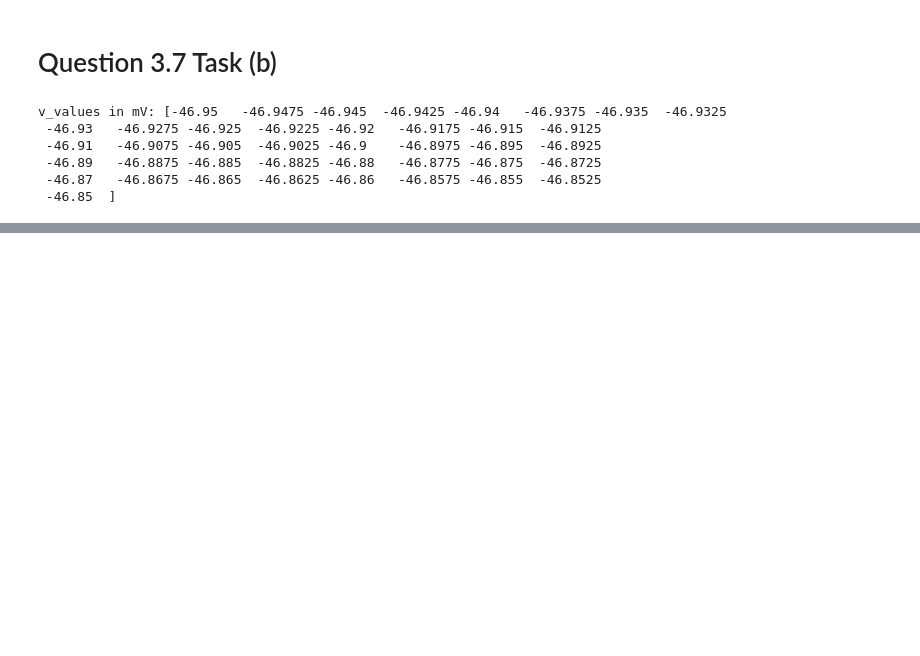
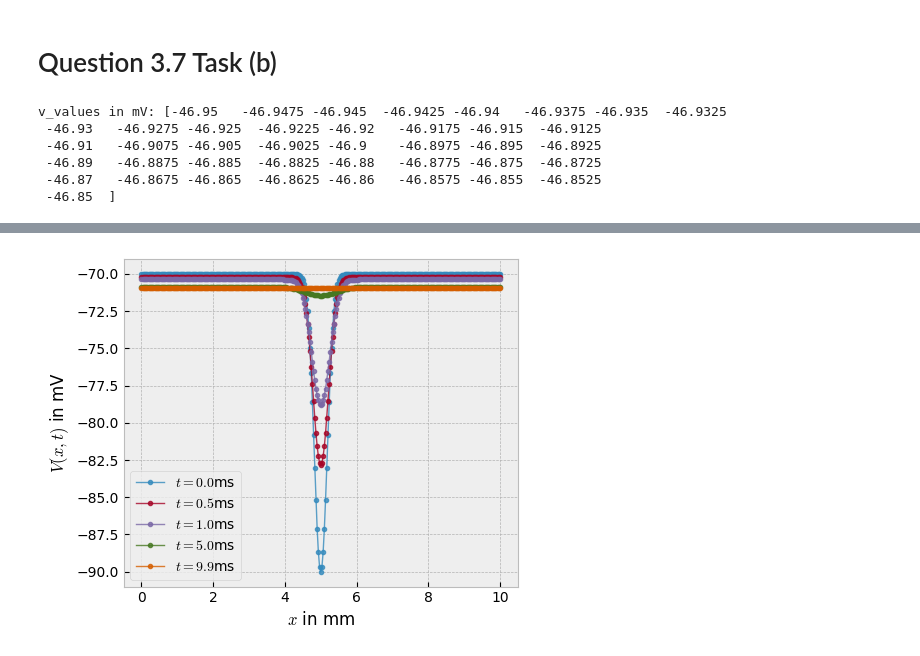
Before and after one commit to leonardlux/comp_phy_exam, a Jupyter notebook: problem_3/question_3_7/task_b.ipynb, the cells around one changed output, grey strips where cells are left out. Saved outputs shown, nothing was run; the diff lists cells and outputs as text; code cells hidden in the pictures; blank space fills up the shorter version.

```diff
--- a/problem_3/question_3_7/task_b.ipynb
+++ b/problem_3/question_3_7/task_b.ipynb
@@ -111,0 +114,15 @@ plt.show()
+# %%
+ts = [0,50,100,500,c.n_t-10]
+filename = "v_appl_super_low"
+inital_distr = inital_values(-90*c.milli)
+U_low = solve_simulation(inital_distr,diags_gen_backwards_euler)
+plot_diff_times(
+        U_low,
+        t_diff_times=ts,
+        log=False,
+        alpha=0.8,
+        legend=True,
+        filename=filename
+        )
+# %% [output]
+[figure, added]
```
Also changed, not shown: parts of 3 cells of this notebook, 6 other files.
